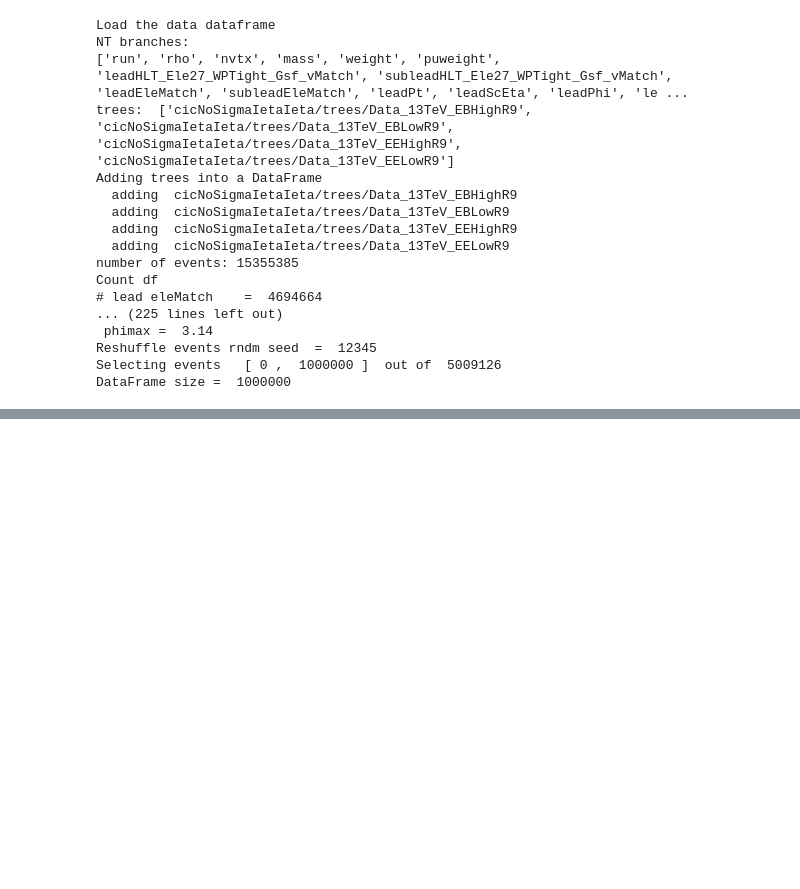
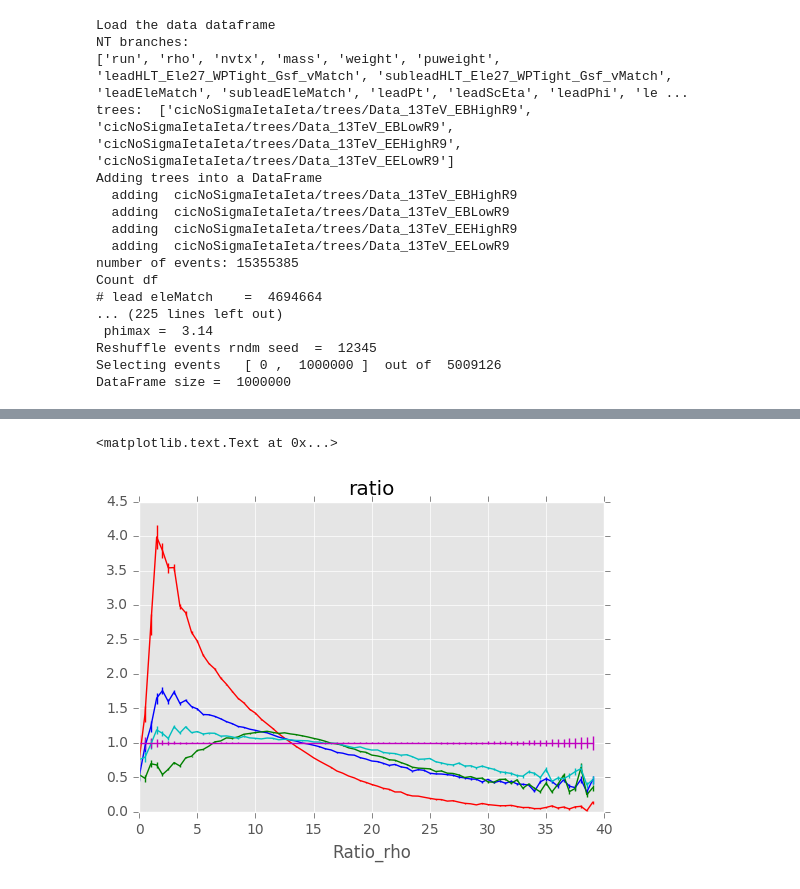
Before and after one commit to threiten/dataMC-1, a Jupyter notebook: MTR/TestCode05_TimeShift.ipynb, the cells around one changed output, grey strips where cells are left out. Saved outputs shown, nothing was run; the diff lists cells and outputs as text; code cells hidden in the pictures; blank space fills up the shorter version.

```diff
--- a/MTR/TestCode05_TimeShift.ipynb
+++ b/MTR/TestCode05_TimeShift.ipynb
@@ -156,0 +92,18 @@ plotting  R9
+# %%
+import Plotting as plott
+#so the pileup is different for every run, let's do the ratio first:
+fig = plt.figure()
+ax = fig.add_subplot(111)
+ax.set_xlabel("Ratio_rho")
+
+#Do the Ratio wrt the last
+plot.plotHistRatio(qr_data.df.loc[:,"rho"],qr_dataH.df.loc[:,"rho"],rv, Color="r")
+plot.plotHistRatio(qr_dataE.df.loc[:,"rho"],qr_dataH.df.loc[:,"rho"],rv, Color="b")
+plot.plotHistRatio(qr_dataF.df.loc[:,"rho"],qr_dataH.df.loc[:,"rho"],rv, Color="g")
+plot.plotHistRatio(qr_dataG.df.loc[:,"rho"],qr_dataH.df.loc[:,"rho"],rv, Color="c")
+plot.plotHistRatio(qr_dataH.df.loc[:,"rho"],qr_dataH.df.loc[:,"rho"],rv, Color="m")
+
+ax.set_title('ratio')
+# %% [output]
+<matplotlib.text.Text at 0x...>
+[figure, added]
```
Also changed, not shown: parts of 5 cells of this notebook, 14 other files.
